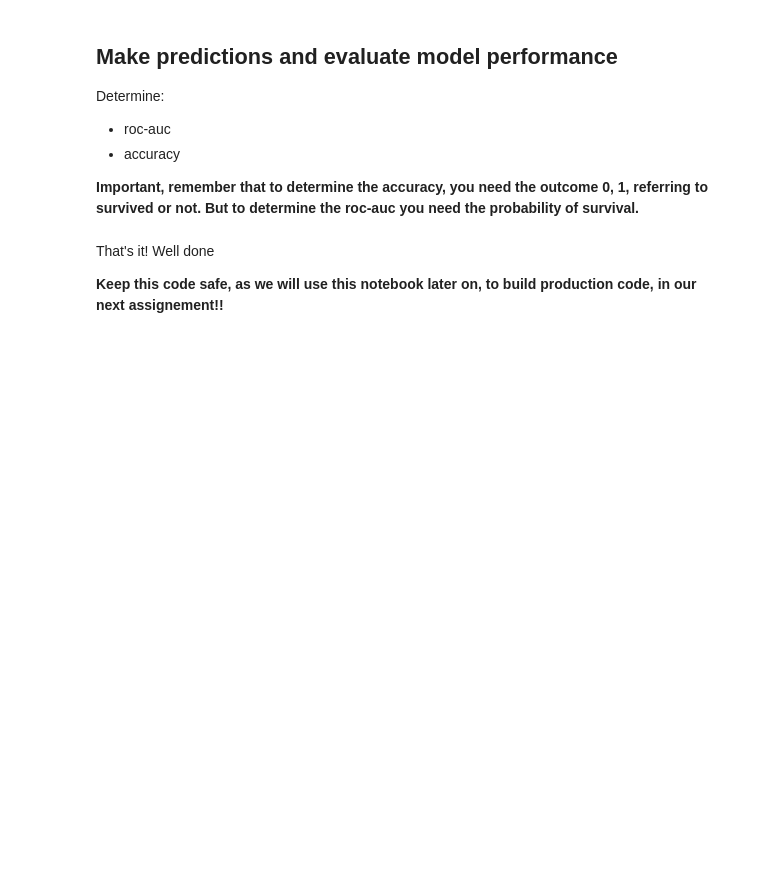
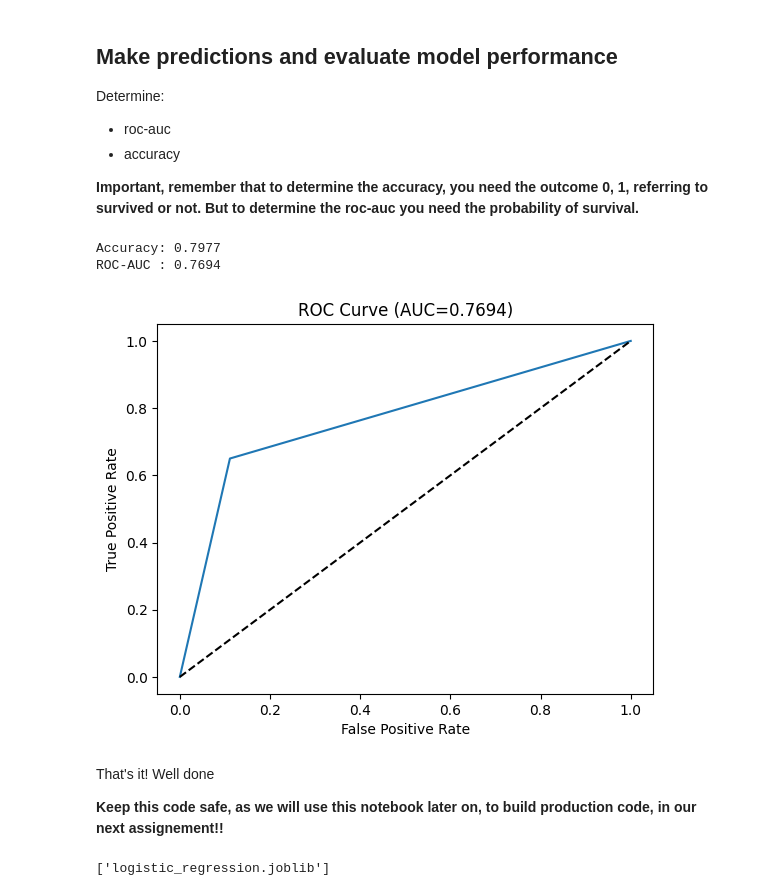
Before and after one commit to rohan1feb/MLOps, a Jupyter notebook: Session_3_ML_Pipeline/titanic-assignment/01-predicting-survival-titanic-assignement.ipynb, the cells around one changed output. Cells and saved outputs as stored; diff of their text form; code cells hidden in the pictures; blank space fills up the shorter version.

```diff
--- a/Session_3_ML_Pipeline/titanic-assignment/01-predicting-survival-titanic-assignement.ipynb
+++ b/Session_3_ML_Pipeline/titanic-assignment/01-predicting-survival-titanic-assignement.ipynb
@@ -238,6 +257,16 @@ dtype: int64
 ### Remove rare labels in categorical variables
 
 - remove labels present in less than 5 % of the passengers
+# %%
+def find_frequent_labels(df, var, rare_perc):
+    df = df.copy()
+    tmp = df.groupby(var)[var].count() / len(df)
+    return tmp[tmp > rare_perc].index
+
+for var in X_train[cat_vars]:
+    frequent_ls = find_frequent_labels(X_train, var, 0.05)
+    X_train[var] = np.where(X_train[var].isin(frequent_ls), X_train[var], 'Rare')
+    X_test[var] = np.where(X_test[var].isin(frequent_ls), X_test[var], 'Rare')
 # %% [markdown]
 ### Perform one hot encoding of categorical variables into k-1 binary variables
 
@@ -247,3 +296,11 @@ dtype: int64
 ### Scale the variables
 
 - Use the standard scaler from Scikit-learn
+# %%
+scaler = StandardScaler()
+scaler.fit(X_train)
+
+X_train = pd.DataFrame(scaler.transform(X_train), columns=X_train.columns)
+X_test = pd.DataFrame(scaler.transform(X_test), columns=X_test.columns)
+
+X_train.head()
@@ -252,3 +316,6 @@ dtype: int64
 
 - Set the regularization parameter to 0.0005
 - Set the seed to 0
+# %%
+logit = LogisticRegression(penalty='l2', C=1/0.0005)
+logit.fit(X_train, y_train)
@@ -260,7 +329,32 @@ Determine:
 - accuracy
 
 **Important, remember that to determine the accuracy, you need the outcome 0, 1, referring to survived or not. But to determine the roc-auc you need the probability of survival.**
+# %%
+y_pred = logit.predict(X_test)
+
+print('Accuracy: %.4f' % accuracy_score(y_test.values, y_pred))
+print('ROC-AUC : %.4f' % roc_auc_score(y_test.values, y_pred))
+# %% [output]
+Accuracy: 0.7977
+ROC-AUC : 0.7694
+# %%
+from sklearn.metrics import roc_curve, roc_auc_score
+
+fpr, tpr, thresholds = roc_curve(y_test, y_pred)
+auc_score = roc_auc_score(y_test, y_pred)
+plt.plot(fpr, tpr)
+plt.plot([0, 1], [0, 1], 'k--')
+plt.xlabel('False Positive Rate')
+plt.ylabel('True Positive Rate')
+plt.title('ROC Curve (AUC={:.4f})'.format(auc_score))
+plt.show()
+# %% [output]
+[figure, added]
 # %% [markdown]
 That's it! Well done
 
 **Keep this code safe, as we will use this notebook later on, to build production code, in our next assignement!!**
+# %%
+joblib.dump(logit, 'logistic_regression.joblib')
+# %% [output]
+['logistic_regression.joblib']
```
Also changed, not shown: parts of 8 cells of this notebook, 1 other file.
